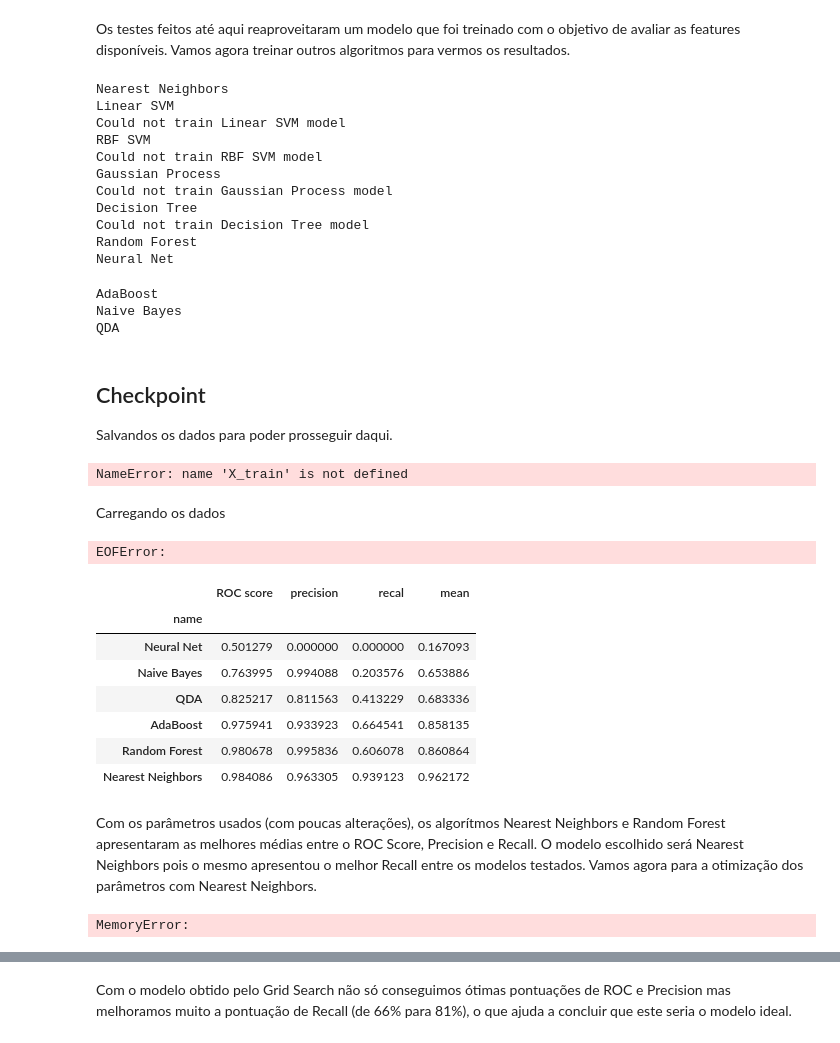
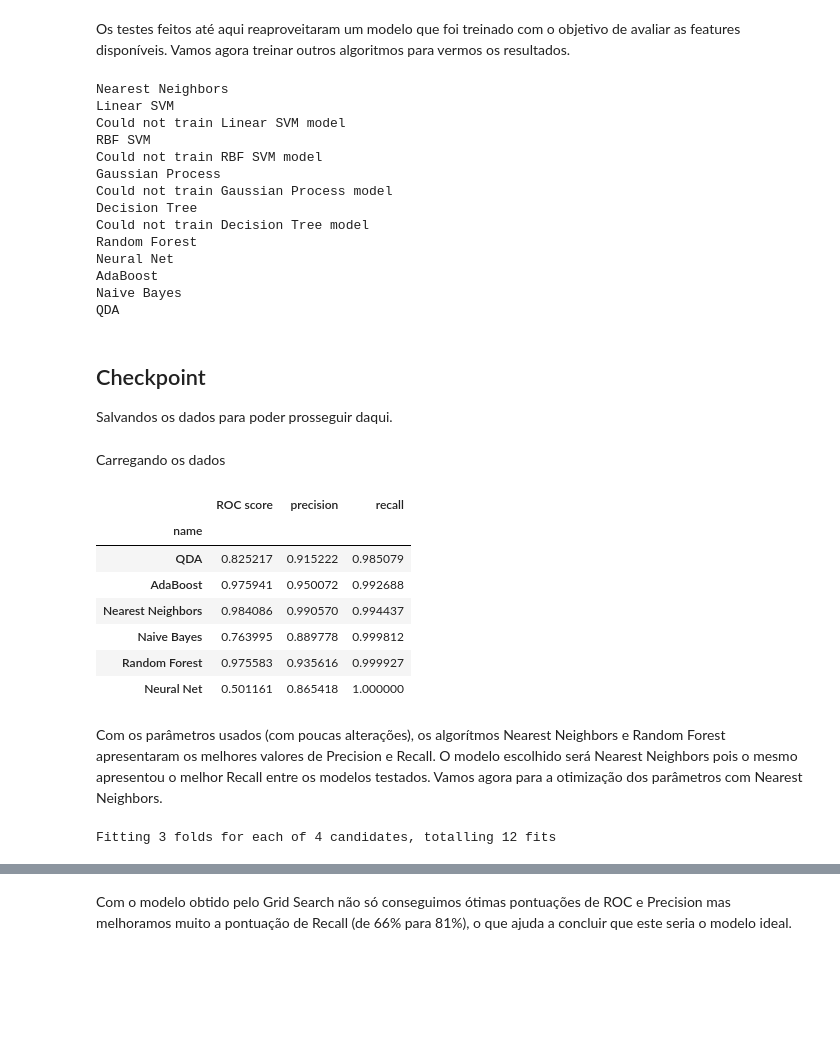
Before and after one commit to rafaelnovello/Machine-Learning-Nanodegree, a Jupyter notebook: 5-Capstone-Project/Project/Facebook-Human-Robot.ipynb, the cells around one changed output, grey strips where cells are left out. Cells and saved outputs as stored; diff of their text form; code cells hidden in the pictures; blank space fills up the shorter version.

Commit message:
Ajustes para definir positive layer

```diff
--- a/5-Capstone-Project/Project/Facebook-Human-Robot.ipynb
+++ b/5-Capstone-Project/Project/Facebook-Human-Robot.ipynb
@@ -382,8 +382,8 @@ for name, clf in zip(names, classifiers):
 
     results.append({
         'name': name,
-        'precision': precision_score(y_test, y_pred),
-        'recal': recall_score(y_test, y_pred),
+        'precision': precision_score(y_test, y_pred, pos_label=0),
+        'recall': recall_score(y_test, y_pred, pos_label=0),
         'ROC score': roc_auc_score(y_test, y_scores)
     })
 # %% [output]
@@ -398,9 +398,9 @@ Decision Tree
 Could not train Decision Tree model
 Random Forest
 Neural Net
+AdaBoost
+Naive Bayes
+QDA
-AdaBoost
-Naive Bayes
-QDA
 # %% [markdown]
 ## Checkpoint
 
@@ -413,8 +413,6 @@ with open('../input/train_test.pkl', 'wb') as f:
 
 with open('../input/results.pkl', 'wb') as f:
     pickle.dump(results, f)
-# %% [output]
-NameError: name 'X_train' is not defined
 # %% [markdown]
 Carregando os dados
 # %%
@@ -435,7 +433,7 @@ from sklearn.metrics import confusion_matrix
 
 from sklearn.neighbors import KNeighborsClassifier
 from sklearn.model_selection import train_test_split
-from sklearn.model_selection import GridSearchCV
+from sklearn.model_selection import RandomizedSearchCV
 
 %matplotlib inline
 
@@ -444,37 +442,34 @@ with open('../input/train_test.pkl', 'rb') as f:
 
 with open('../input/results.pkl', 'rb') as f:
     results = pickle.load(f)
-# %% [output]
-EOFError:
 # %%
 results = pd.DataFrame(results)
 results = results.set_index('name')
-# %%
-results['mean'] = results.mean(axis=1)
-results.sort_values('mean')
-# %% [output]
-|  | ROC score | precision | recal | mean |
-| name |  |  |  |  |
-| Neural Net | 0.501279 | 0.000000 | 0.000000 | 0.167093 |
-| Naive Bayes | 0.763995 | 0.994088 | 0.203576 | 0.653886 |
-| QDA | 0.825217 | 0.811563 | 0.413229 | 0.683336 |
-| AdaBoost | 0.975941 | 0.933923 | 0.664541 | 0.858135 |
-| Random Forest | 0.980678 | 0.995836 | 0.606078 | 0.860864 |
-| Nearest Neighbors | 0.984086 | 0.963305 | 0.939123 | 0.962172 |
+# %%
+results.sort_values(['recall', 'precision'])
+# %% [output]
+|  | ROC score | precision | recall |
+| name |  |  |  |
+| QDA | 0.825217 | 0.915222 | 0.985079 |
+| AdaBoost | 0.975941 | 0.950072 | 0.992688 |
+| Nearest Neighbors | 0.984086 | 0.990570 | 0.994437 |
+| Naive Bayes | 0.763995 | 0.889778 | 0.999812 |
+| Random Forest | 0.975583 | 0.935616 | 0.999927 |
+| Neural Net | 0.501161 | 0.865418 | 1.000000 |
 # %% [markdown]
-Com os parâmetros usados (com poucas alterações), os algorítmos Nearest Neighbors e Random Forest apresentaram as melhores médias entre o ROC Score, Precision e Recall. O modelo escolhido será Nearest Neighbors pois o mesmo apresentou o melhor Recall entre os modelos testados. Vamos agora para a otimização dos parâmetros com Nearest Neighbors.
+Com os parâmetros usados (com poucas alterações), os algorítmos Nearest Neighbors e Random Forest apresentaram os melhores valores de Precision e Recall. O modelo escolhido será Nearest Neighbors pois o mesmo apresentou o melhor Recall entre os modelos testados. Vamos agora para a otimização dos parâmetros com Nearest Neighbors.
 # %%
 params = {
-    'n_neighbors': [3, 5, 7, 10],
+    'n_neighbors': [3, 7],
     'weights': ['uniform', 'distance'],
-    'algorithm': ['brute', 'ball_tree', 'kd_tree'],
+    'algorithm': ['ball_tree', 'kd_tree'],
     'p':[1, 2]
 }
 
-model = KNeighborsClassifier()
-clf = GridSearchCV(model, params, n_jobs=1)
+model = KNeighborsClassifier(n_jobs=3)
+clf = RandomizedSearchCV(model, params, n_jobs=1, verbose=2, n_iter=4)
 clf.fit(X_train, y_train)
 # %% [output]
-MemoryError:
+Fitting 3 folds for each of 4 candidates, totalling 12 fits
 # %%
 clf.cv_results_['rank_test_score']
```
Also changed, not shown: parts of 7 cells of this notebook, 1 other file.
